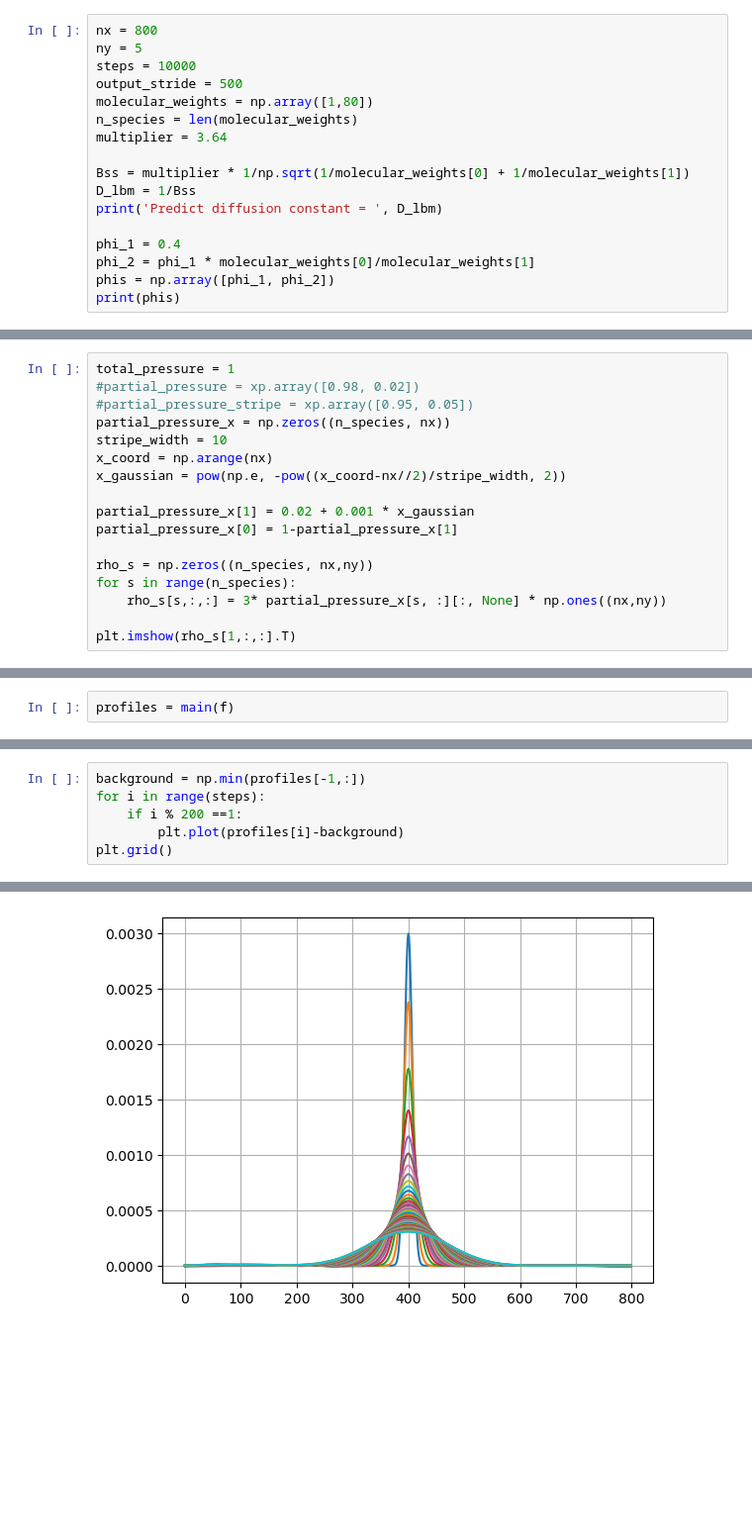
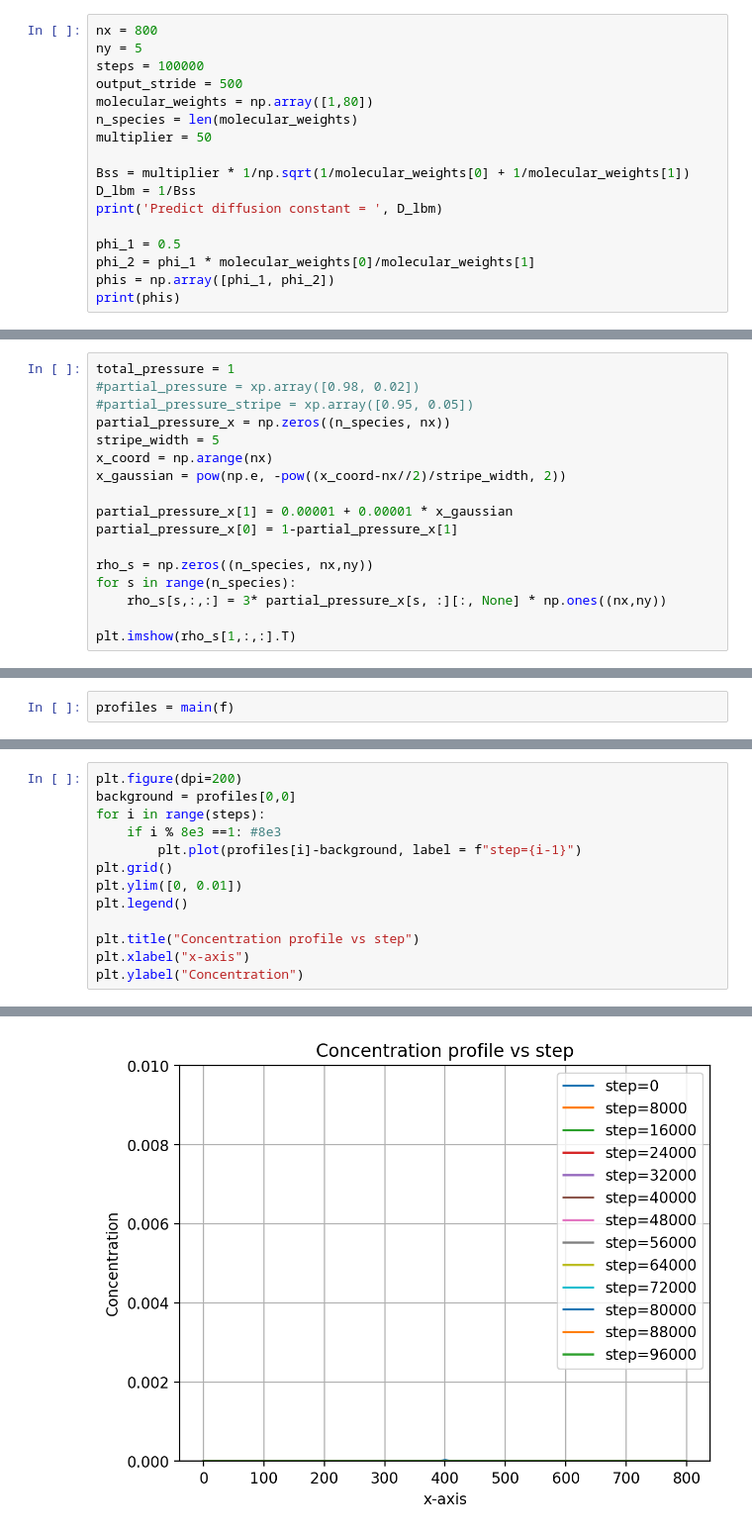
Before and after one commit to yuchenyan0107/LBM_Diffusion, a Jupyter notebook: 2D_LBM_MS/stripe_diffusion.ipynb, the cells around one changed output, grey strips where cells are left out. Shown at 99% size. Cells and saved outputs as stored; diff of their text form; blank space fills up the shorter version.

```diff
--- a/2D_LBM_MS/stripe_diffusion.ipynb
+++ b/2D_LBM_MS/stripe_diffusion.ipynb
@@ -12,17 +12,17 @@ Using numpy
 # %%
 nx = 800
 ny = 5
-steps = 10000
+steps = 100000
 output_stride = 500
 molecular_weights = np.array([1,80])
 n_species = len(molecular_weights)
-multiplier = 3.64
+multiplier = 50
 
 Bss = multiplier * 1/np.sqrt(1/molecular_weights[0] + 1/molecular_weights[1])
 D_lbm = 1/Bss
 print('Predict diffusion constant = ', D_lbm)
 
-phi_1 = 0.4
+phi_1 = 0.5
 phi_2 = phi_1 * molecular_weights[0]/molecular_weights[1]
 phis = np.array([phi_1, phi_2])
 print(phis)
@@ -34,11 +34,11 @@ total_pressure = 1
 #partial_pressure = xp.array([0.98, 0.02])
 #partial_pressure_stripe = xp.array([0.95, 0.05])
 partial_pressure_x = np.zeros((n_species, nx))
-stripe_width = 10
+stripe_width = 5
 x_coord = np.arange(nx)
 x_gaussian = pow(np.e, -pow((x_coord-nx//2)/stripe_width, 2))
 
-partial_pressure_x[1] = 0.02 + 0.001 * x_gaussian
+partial_pressure_x[1] = 0.00001 + 0.00001 * x_gaussian
 partial_pressure_x[0] = 1-partial_pressure_x[1]
 
 rho_s = np.zeros((n_species, nx,ny))
@@ -93,7 +95,14 @@ profiles = main(f)
 # %%
-background = np.min(profiles[-1,:])
+plt.figure(dpi=200)
+background = profiles[0,0]
 for i in range(steps):
-    if i % 200 ==1:
-        plt.plot(profiles[i]-background)
+    if i % 8e3 ==1: #8e3
+        plt.plot(profiles[i]-background, label = f"step={i-1}")
 plt.grid()
+plt.ylim([0, 0.01])
+plt.legend()
+
+plt.title("Concentration profile vs step")
+plt.xlabel("x-axis")
+plt.ylabel("Concentration")
 # %% [output]
@@ -100,3 +110,3 @@ plt.grid()
-[figure, old version]
+[figure, new version]
 # %%
 def function_diffusion(t, D, C):
```
Also changed, not shown: parts of 7 cells of this notebook, 7 other files.
